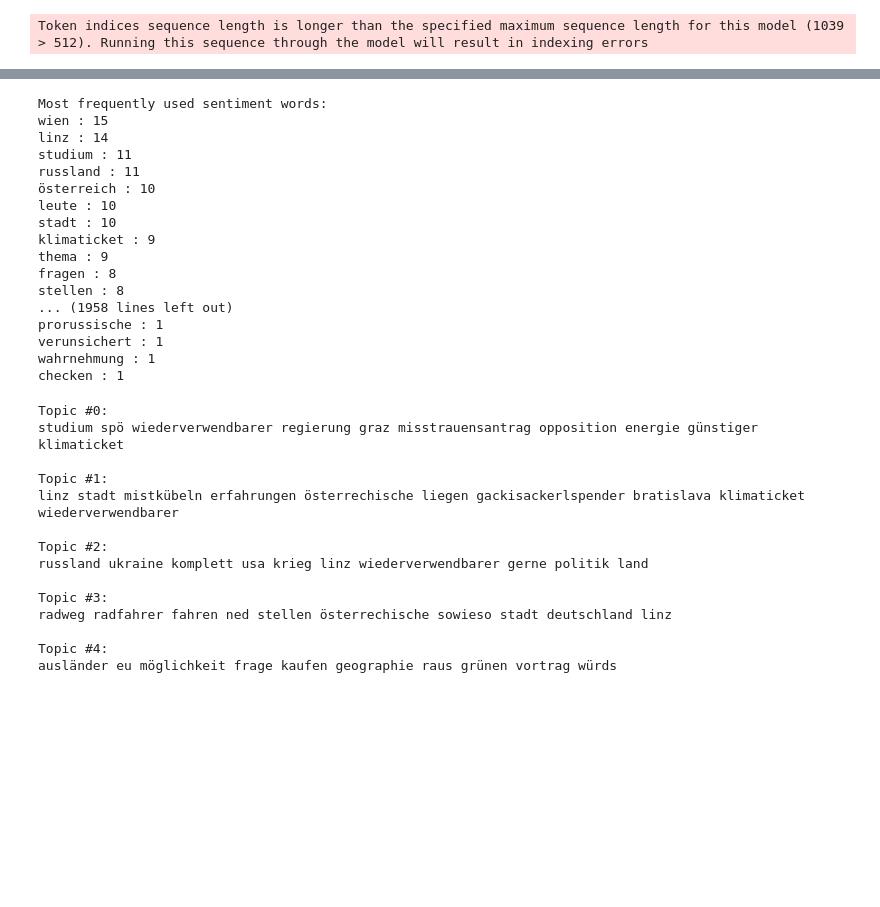
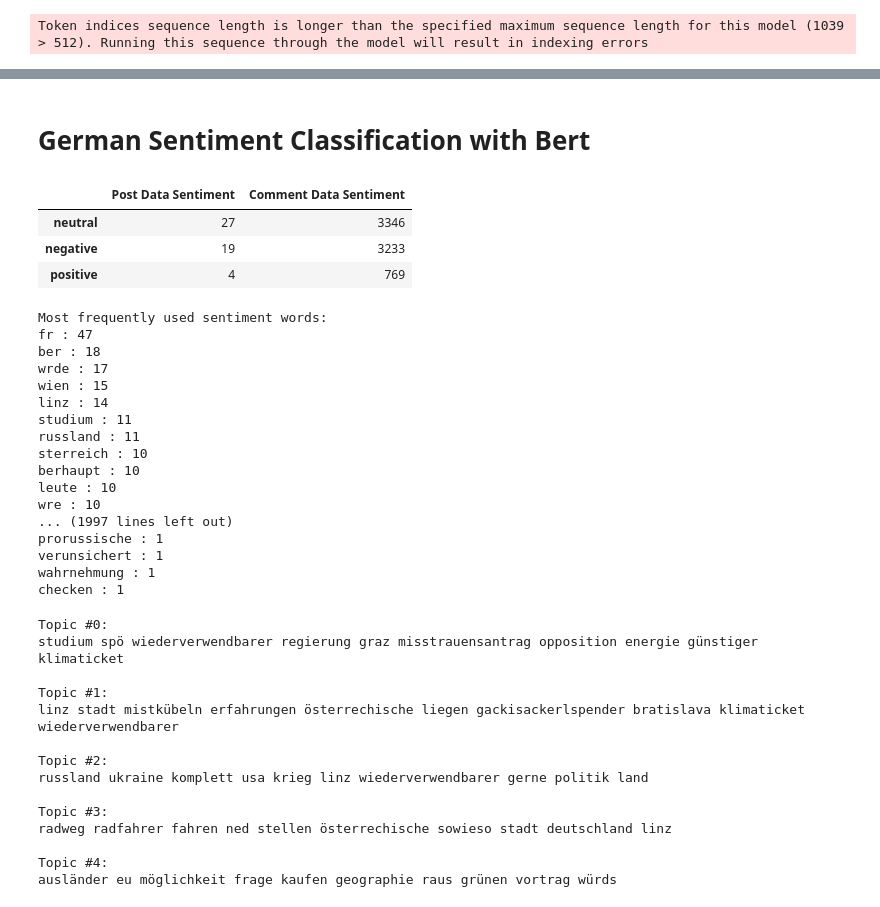
Before and after one commit to yarynakorduba/smt, a Jupyter notebook: reddit_sentiment_analysis.ipynb, the cells around one changed output, grey strips where cells are left out. Cells and saved outputs as stored; diff of their text form; code cells hidden in the pictures; blank space fills up the shorter version.

```diff
--- a/reddit_sentiment_analysis.ipynb
+++ b/reddit_sentiment_analysis.ipynb
@@ -140,0 +164,2 @@ overall_sentiments_geriberta
+# %% [markdown]
+# German Sentiment Classification with Bert
@@ -141,9 +168,37 @@ overall_sentiments_geriberta
+# %%
+def add_sentiment_scores(df):
+    model = SentimentModel()
+    sentiment_scores = []
+    sentiments = []
+    for index, row in df.iterrows():
+        text = [row["text"]]
+        classes, probabilities = model.predict_sentiment(text, output_probabilities=True)
+        rounded_scores = [[round(score, 4) if isinstance(score, float) else score for score in sublist] for sublist in probabilities[0]]
+        sentiment_scores.append(rounded_scores)
+        sentiments.append(classes[0])
+
+    df["Sentiment"] = sentiments
+    df["Sentiment score"] = sentiment_scores
+    return df
+# %%
+post_data_germansentiment = add_sentiment_scores(post_data.copy())
+comment_data_germansentiment = add_sentiment_scores(comment_data.copy())
+# %%
+overall_sentiments_ger = pd.concat([post_data_germansentiment["Sentiment"].value_counts(), comment_data_germansentiment["Sentiment"].value_counts()], axis=1)
+overall_sentiments_ger.columns = ["Post Data Sentiment", "Comment Data Sentiment"]
+# %%
+overall_sentiments_ger
+# %% [output]
+|  | Post Data Sentiment | Comment Data Sentiment |
+| neutral | 27 | 3346 |
+| negative | 19 | 3233 |
+| positive | 4 | 769 |
 # %%
 from nltk.tokenize import word_tokenize
 from collections import Counter
 
 word_counts = Counter()
-for corpus in post_data_geriberta["text"]:
+for corpus in post_data["text"]:
     words = word_tokenize(corpus)
     word_counts.update(words)
 
@@ -153,18 +208,18 @@ for word, count in sorted_words:
     print(word, ":", count)
 # %% [output]
 Most frequently used sentiment words:
+fr : 47
+ber : 18
+wrde : 17
 wien : 15
 linz : 14
 studium : 11
 russland : 11
-österreich : 10
+sterreich : 10
+berhaupt : 10
 leute : 10
-stadt : 10
-klimaticket : 9
-thema : 9
-fragen : 8
-stellen : 8
-... (1958 lines left out)
+wre : 10
+... (1997 lines left out)
 prorussische : 1
 verunsichert : 1
 wahrnehmung : 1
```
Also changed, not shown: parts of 8 cells of this notebook, 2 other files.
